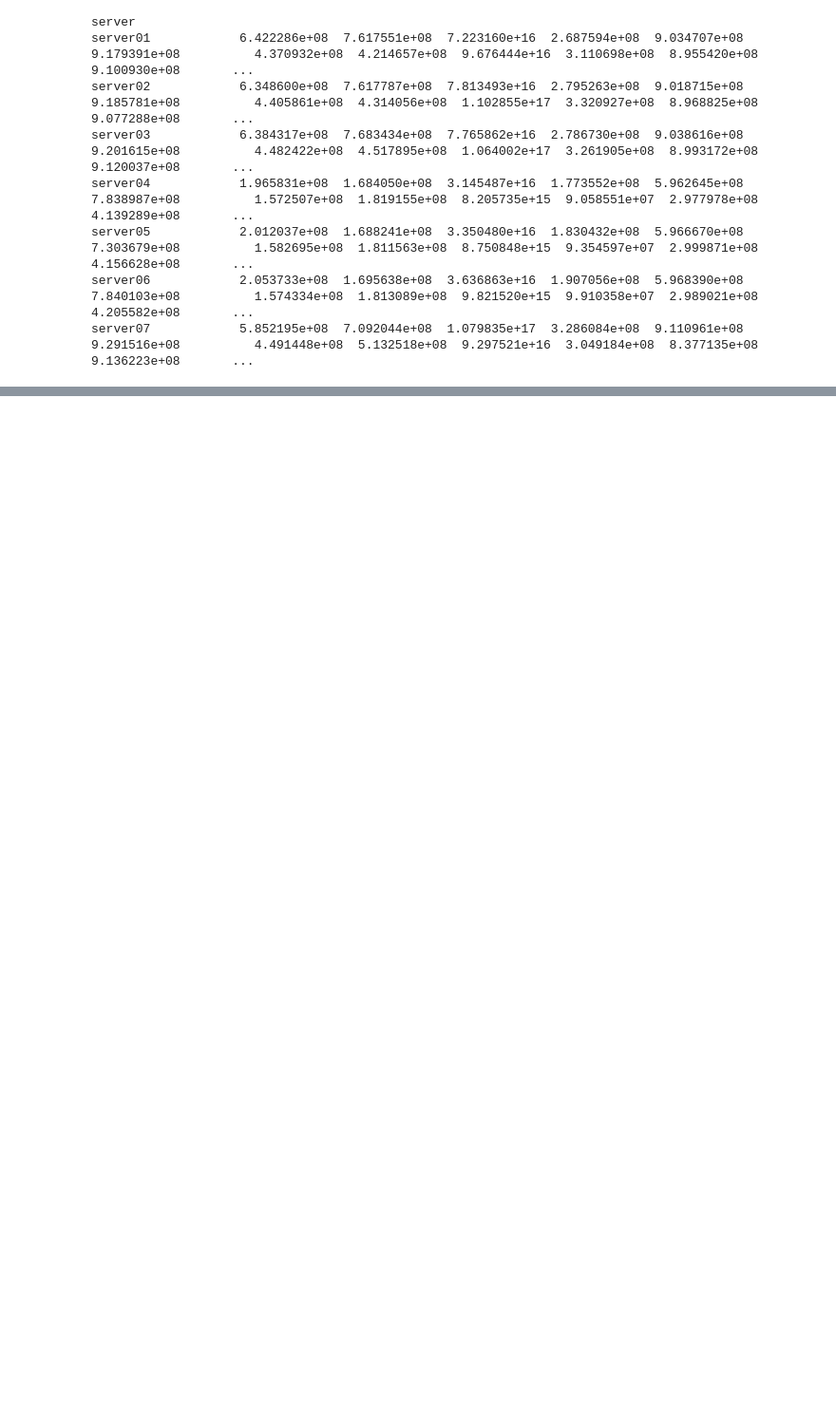
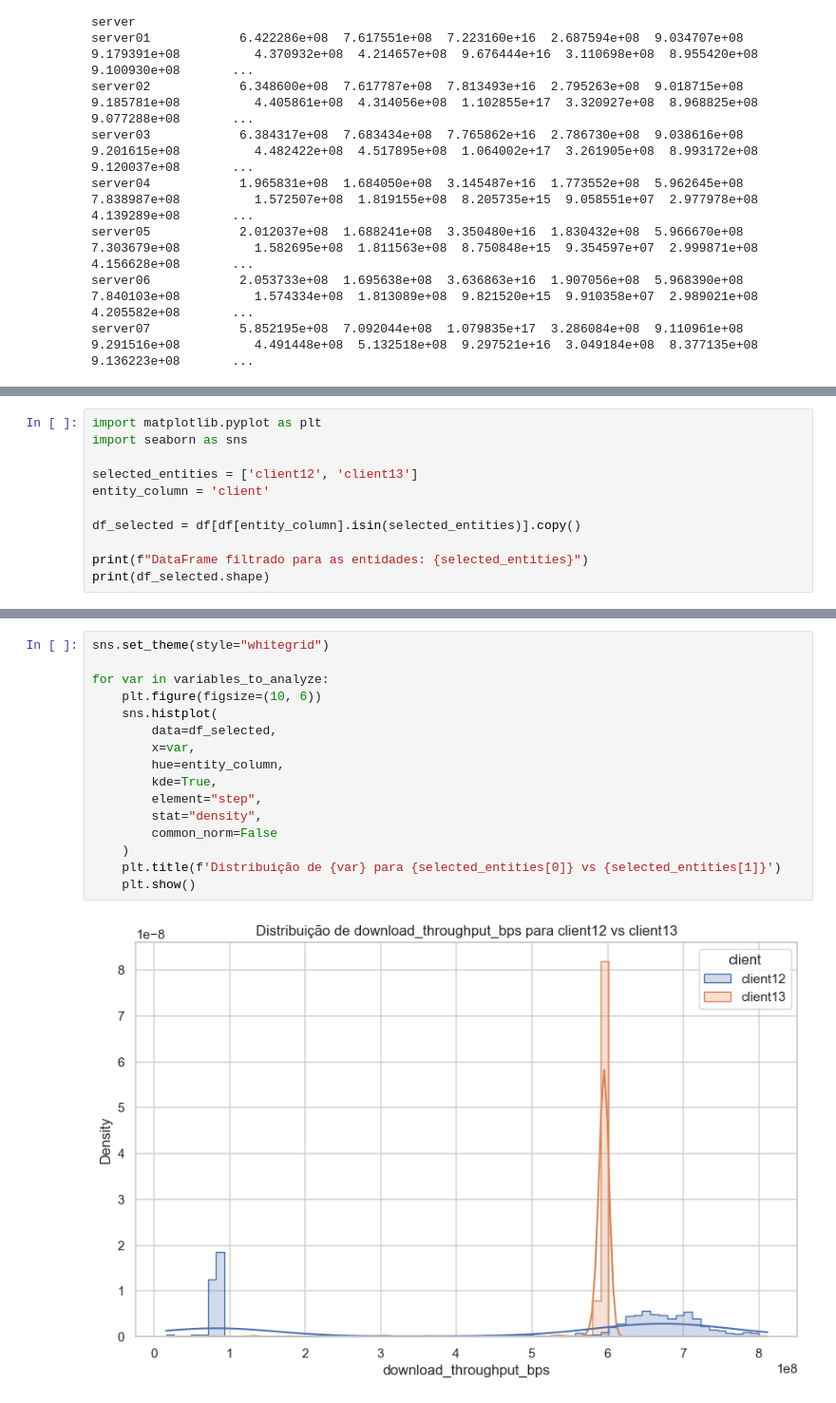
Before and after one commit to vrtaranto-ufrj/projeto-probest-parte-1, a Jupyter notebook: script.ipynb, the cells around one changed output, grey strips where cells are left out. Shown: that part at 95% size. Saved outputs shown, nothing was run; the diff lists cells and outputs as text; blank space fills up the shorter version.

```diff
--- a/script.ipynb
+++ b/script.ipynb
@@ -170,0 +190,11 @@ Analise os outputs acima e me diga quais entidades você quer selecionar.
+# %%
+import matplotlib.pyplot as plt
+import seaborn as sns
+
+selected_entities = ['client12', 'client13']
+entity_column = 'client'
+
+df_selected = df[df[entity_column].isin(selected_entities)].copy()
+
+print(f"DataFrame filtrado para as entidades: {selected_entities}")
+print(df_selected.shape)
@@ -170,0 +208,18 @@ Analise os outputs acima e me diga quais entidades você quer selecionar.
+# %%
+sns.set_theme(style="whitegrid")
+
+for var in variables_to_analyze:
+    plt.figure(figsize=(10, 6))
+    sns.histplot(
+        data=df_selected,
+        x=var,
+        hue=entity_column,
+        kde=True,
+        element="step",
+        stat="density",
+        common_norm=False
+    )
+    plt.title(f'Distribuição de {var} para {selected_entities[0]} vs {selected_entities[1]}')
+    plt.show()
+# %% [output]
+[figure, added]
```
Also changed, not shown: parts of 10 cells of this notebook.
